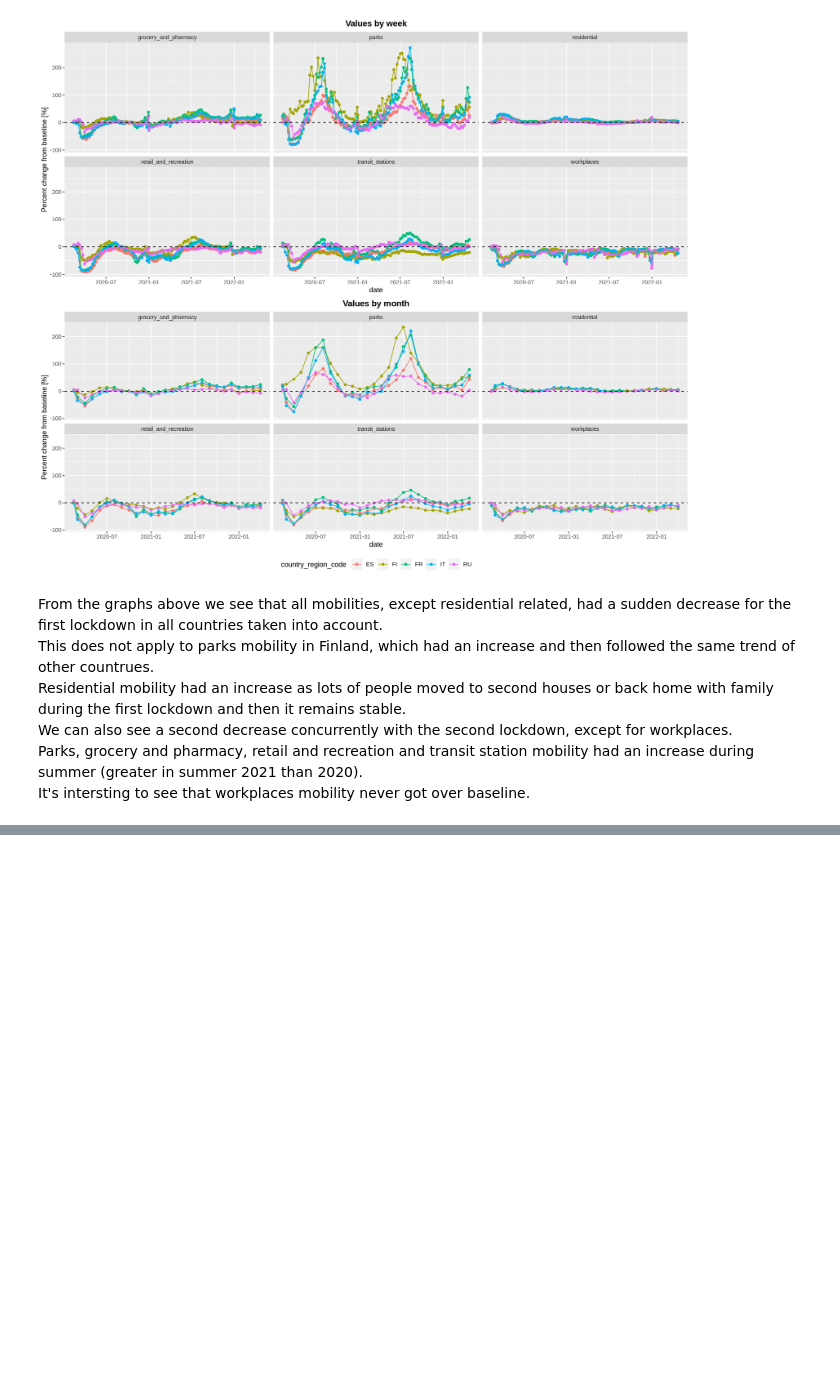
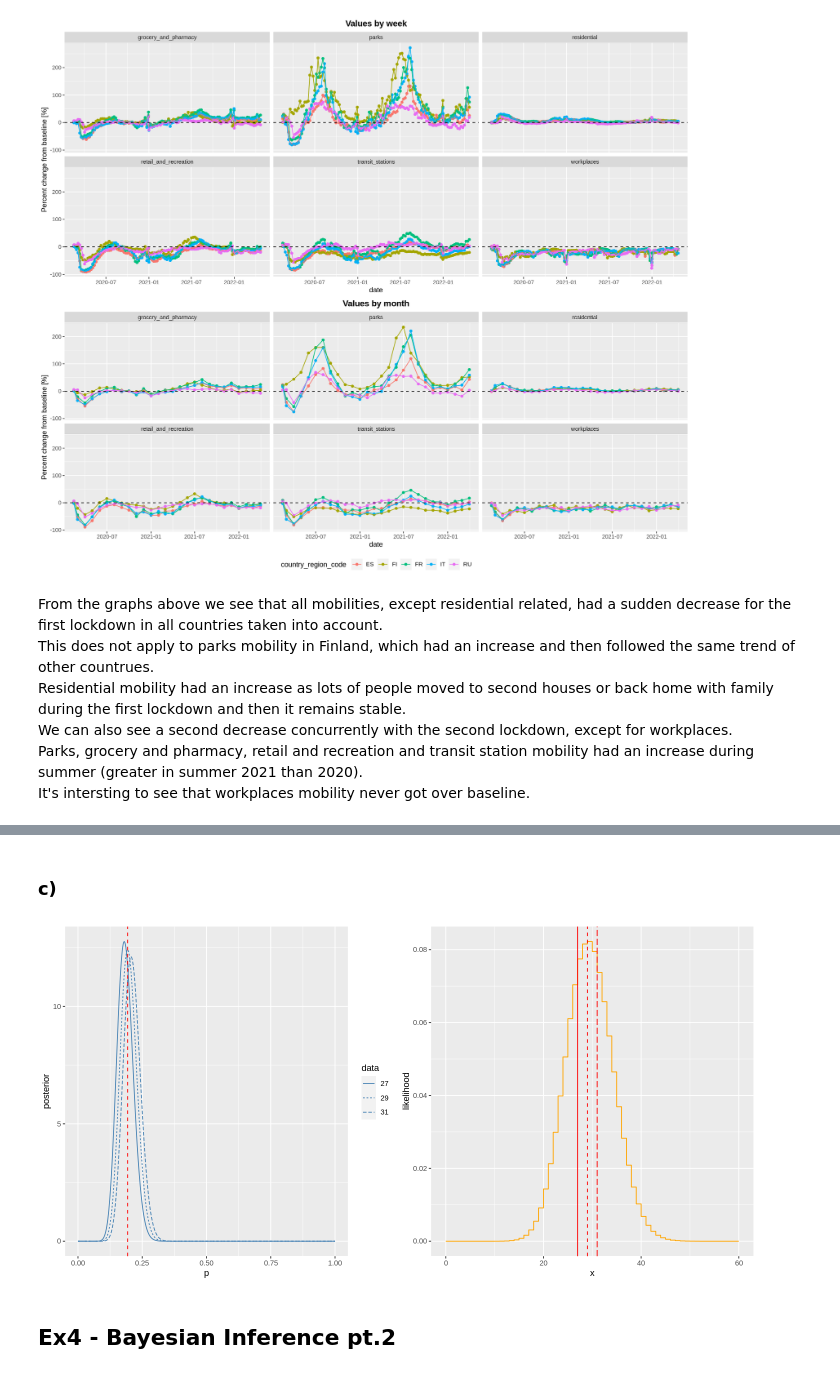
Before and after one commit to c0pp1/AS4PA-Rlab, a Jupyter notebook: rlab04/rlab04.ipynb, the cells around one changed output, grey strips where cells are left out. Saved outputs shown, nothing was run; the diff lists cells and outputs as text; code cells hidden in the pictures; blank space fills up the shorter version.

```diff
--- a/rlab04/rlab04.ipynb
+++ b/rlab04/rlab04.ipynb
@@ -136,0 +181,6 @@ ggsave('regional_mobility.pdf', plot = grid, dpi=600, width=28, height=24, units
+# %%
+seed <- 56894712
+n    <- 1000
+r <- midsquare(n, seed)
+cat("Seed:", seed, sprintf("\nPercentage of repetitions: %.2f %%", (n-length(unique(r)))*100/n), "\n")
+r
@@ -136,0 +214,41 @@ ggsave('regional_mobility.pdf', plot = grid, dpi=600, width=28, height=24, units
+# %%
+
+l.p <- 29/150
+l.n <- 150
+data <- 29
+
+likelihood <- function(p, n, x) {dbinom(x, size=n, prob=p)}
+prior      <- dunif
+
+evidence <- function(x) {
+    z <- integrate(function(p) {dbinom(x, size=l.n, prob=p)}, lower=0, upper=1)[[1]]
+    return(z)
+}
+
+posterior <- function(p, x) {
+    return(sapply(p, likelihood, l.n, x, simplify=T)*dunif(p, 0, 1)/evidence(x))
+}
+# %% [markdown]
+### c)
+# %%
+options(repr.plot.width=12, repr.plot.height=6)
+
+p <- seq(0, 1, length.out=500)
+x <- seq(0, 60, 1)
+post.data <- data.frame(p=p, posterior=c(posterior(p, data), posterior(p, 27), posterior(p, 31)),
+                             data=c(rep('29', length(p)), rep('27', length(p)), rep('31', length(p))))
+
+plt.post <- ggplot(post.data, aes(x=p, y=posterior, linetype=data)) +
+            geom_path(color='steelblue') +
+            geom_vline(xintercept=l.p, color='red', linetype='dashed')
+plt.like <- ggplot(data.frame(x=x, likelihood=likelihood(l.p, l.n, x)), aes(x=x, y=likelihood)) +
+            geom_step(color='orange') +
+            geom_vline(xintercept=data, color='red', linetype='dashed') +
+            geom_vline(xintercept=27, color='red') +
+            geom_vline(xintercept=31, color='red', linetype='longdash')
+
+grid.arrange(plt.post, plt.like, ncol=2)
+# %% [output]
+[figure, added]
+# %% [markdown]
+## Ex4 - Bayesian Inference pt.2
```
Also changed, not shown: parts of 6 cells of this notebook.
